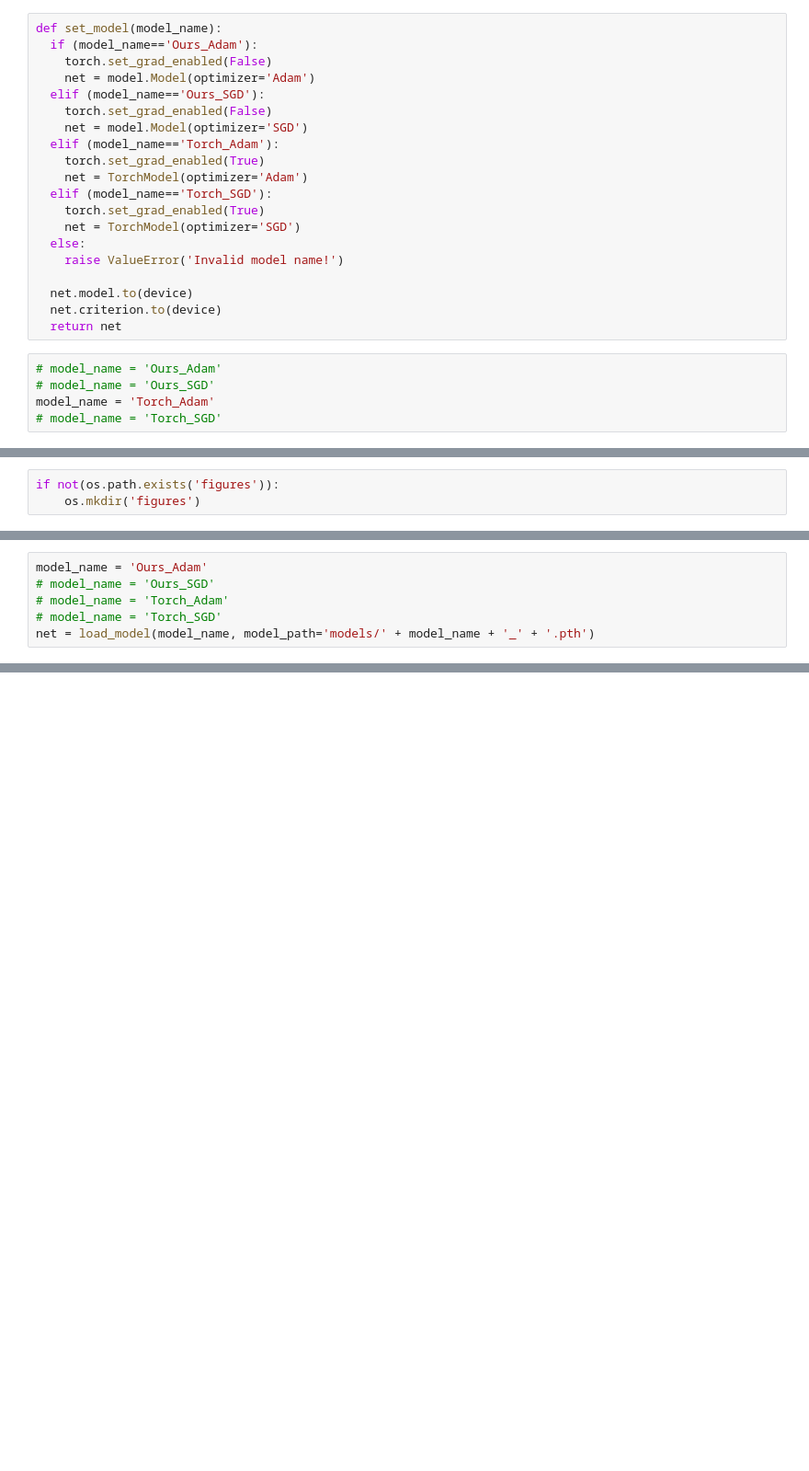
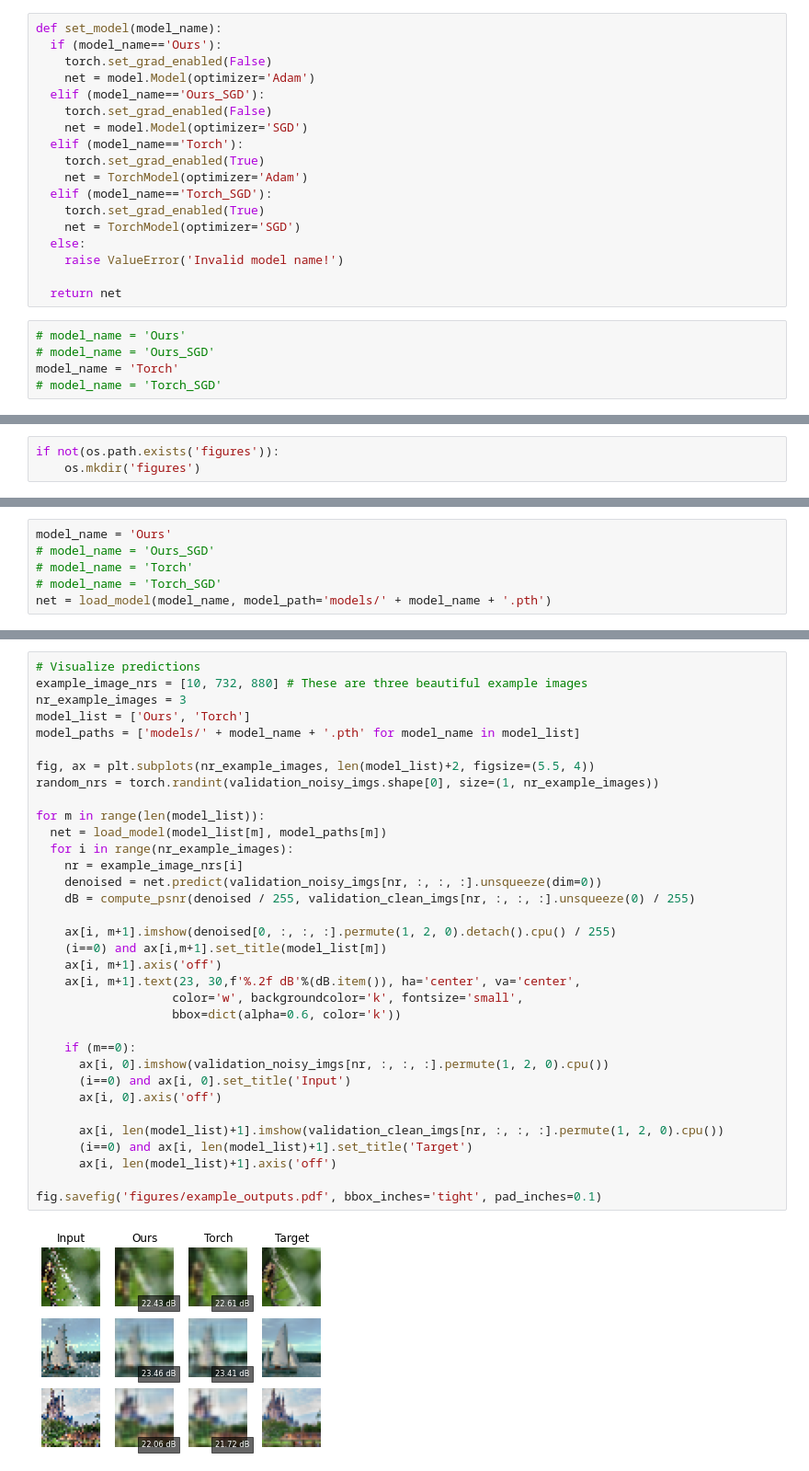
Before and after one commit to frasalvi/Noise2Noise-Denoising-Autoencoder, a Jupyter notebook: Miniproject_2/others/test_model.ipynb, the cells around one changed output, grey strips where cells are left out. Shown at 92% size. Drawn from its saved outputs; the diff is of its cells as text; blank space fills up the shorter version.

```diff
--- a/Miniproject_2/others/test_model.ipynb
+++ b/Miniproject_2/others/test_model.ipynb
@@ -132,12 +107,12 @@ if not(os.path.exists('modules')):
 # %%
 def set_model(model_name):
-  if (model_name=='Ours_Adam'):
+  if (model_name=='Ours'):
     torch.set_grad_enabled(False)
     net = model.Model(optimizer='Adam')
   elif (model_name=='Ours_SGD'):
     torch.set_grad_enabled(False)
     net = model.Model(optimizer='SGD')
-  elif (model_name=='Torch_Adam'):
+  elif (model_name=='Torch'):
     torch.set_grad_enabled(True)
     net = TorchModel(optimizer='Adam')
   elif (model_name=='Torch_SGD'):
@@ -146,13 +121,11 @@ def set_model(model_name):
   else:
     raise ValueError('Invalid model name!')
 
-  net.model.to(device)
-  net.criterion.to(device)
   return net
 # %%
-# model_name = 'Ours_Adam'
+# model_name = 'Ours'
 # model_name = 'Ours_SGD'
-model_name = 'Torch_Adam'
+model_name = 'Torch'
 # model_name = 'Torch_SGD'
 # %%
 nb_epochs = 10
@@ -194,10 +213,10 @@ def load_model(model_name, model_path):
     net.losses = checkpoint['losses']
     return net
 # %%
-model_name = 'Ours_Adam'
+model_name = 'Ours'
 # model_name = 'Ours_SGD'
-# model_name = 'Torch_Adam'
+# model_name = 'Torch'
 # model_name = 'Torch_SGD'
-net = load_model(model_name, model_path='models/' + model_name + '_' + '.pth')
+net = load_model(model_name, model_path='models/' + model_name + '.pth')
 # %%
 evaluate_psnr(net, validation_noisy_imgs, validation_clean_imgs)
@@ -225,0 +251,36 @@ plt.show()
+# %%
+# Visualize predictions
+example_image_nrs = [10, 732, 880] # These are three beautiful example images
+nr_example_images = 3
+model_list = ['Ours', 'Torch']
+model_paths = ['models/' + model_name + '.pth' for model_name in model_list]
+
+fig, ax = plt.subplots(nr_example_images, len(model_list)+2, figsize=(5.5, 4))
+random_nrs = torch.randint(validation_noisy_imgs.shape[0], size=(1, nr_example_images))
+
+for m in range(len(model_list)):
+  net = load_model(model_list[m], model_paths[m])
+  for i in range(nr_example_images):
+    nr = example_image_nrs[i]
+    denoised = net.predict(validation_noisy_imgs[nr, :, :, :].unsqueeze(dim=0))
+    dB = compute_psnr(denoised / 255, validation_clean_imgs[nr, :, :, :].unsqueeze(0) / 255)
+
+    ax[i, m+1].imshow(denoised[0, :, :, :].permute(1, 2, 0).detach().cpu() / 255)
+    (i==0) and ax[i,m+1].set_title(model_list[m])
+    ax[i, m+1].axis('off')
+    ax[i, m+1].text(23, 30,f'%.2f dB'%(dB.item()), ha='center', va='center',
+                   color='w', backgroundcolor='k', fontsize='small',
+                   bbox=dict(alpha=0.6, color='k'))
+
+    if (m==0):
+      ax[i, 0].imshow(validation_noisy_imgs[nr, :, :, :].permute(1, 2, 0).cpu())
+      (i==0) and ax[i, 0].set_title('Input')
+      ax[i, 0].axis('off')
+
+      ax[i, len(model_list)+1].imshow(validation_clean_imgs[nr, :, :, :].permute(1, 2, 0).cpu())
+      (i==0) and ax[i, len(model_list)+1].set_title('Target')
+      ax[i, len(model_list)+1].axis('off')
+
+fig.savefig('figures/example_outputs.pdf', bbox_inches='tight', pad_inches=0.1)
+# %% [output]
+[figure, added]
```
Also changed, not shown: parts of 12 cells of this notebook.
